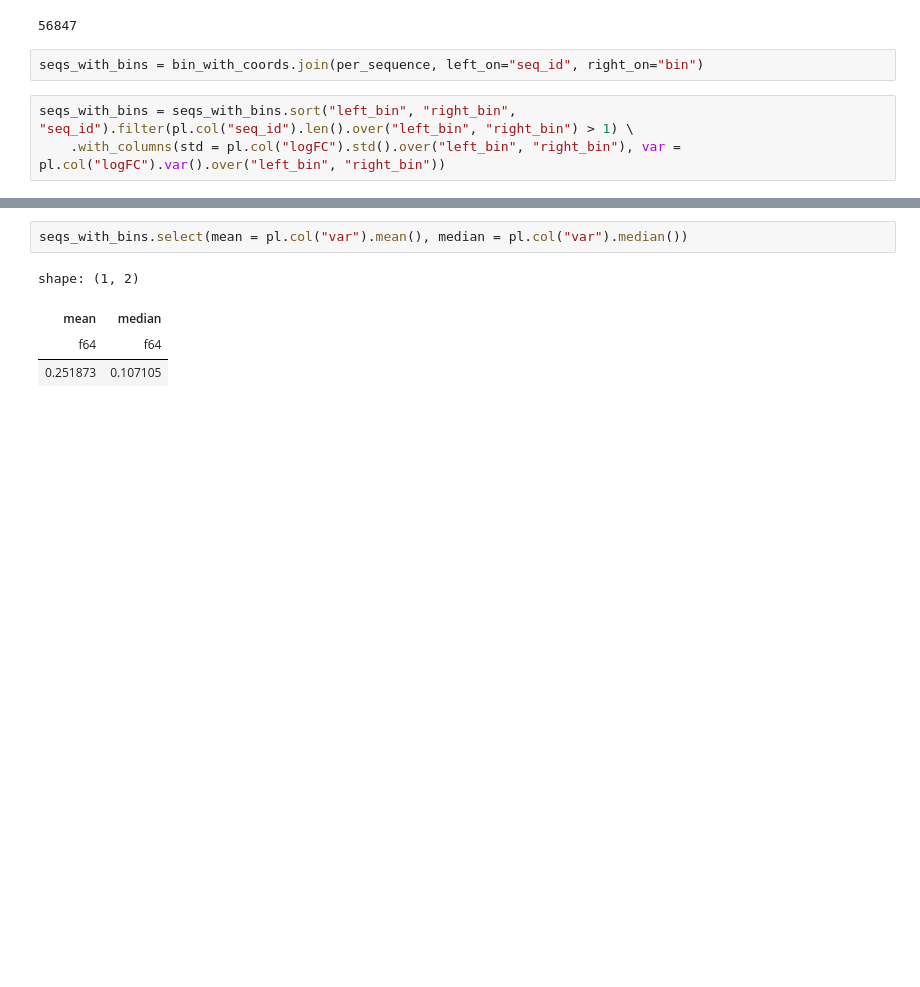
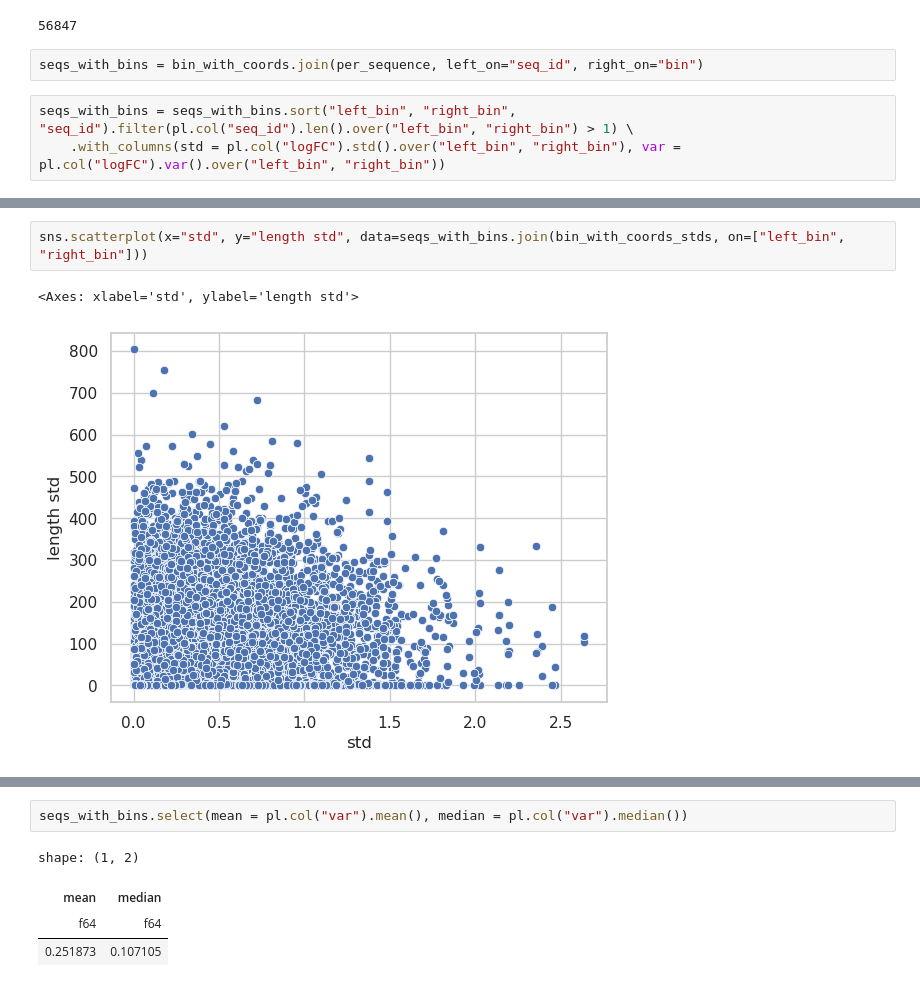
Before and after one commit to kircherlab/CMPRA_figures, a Jupyter notebook: revisions.ipynb, the cells around one changed output, grey strips where cells are left out. Cells and saved outputs as stored; diff of their text form; blank space fills up the shorter version.

```diff
--- a/revisions.ipynb
+++ b/revisions.ipynb
@@ -580,0 +602,5 @@ plt.savefig(figdir+"/ccMPRA_sequences_logFC_variance.pdf", format="pdf")
+# %%
+sns.scatterplot(x="std", y="length std", data=seqs_with_bins.join(bin_with_coords_stds, on=["left_bin", "right_bin"]))
+# %% [output]
+<Axes: xlabel='std', ylabel='length std'>
+[figure, added]
```
Also changed, not shown: parts of 18 cells of this notebook, 3 other files.
